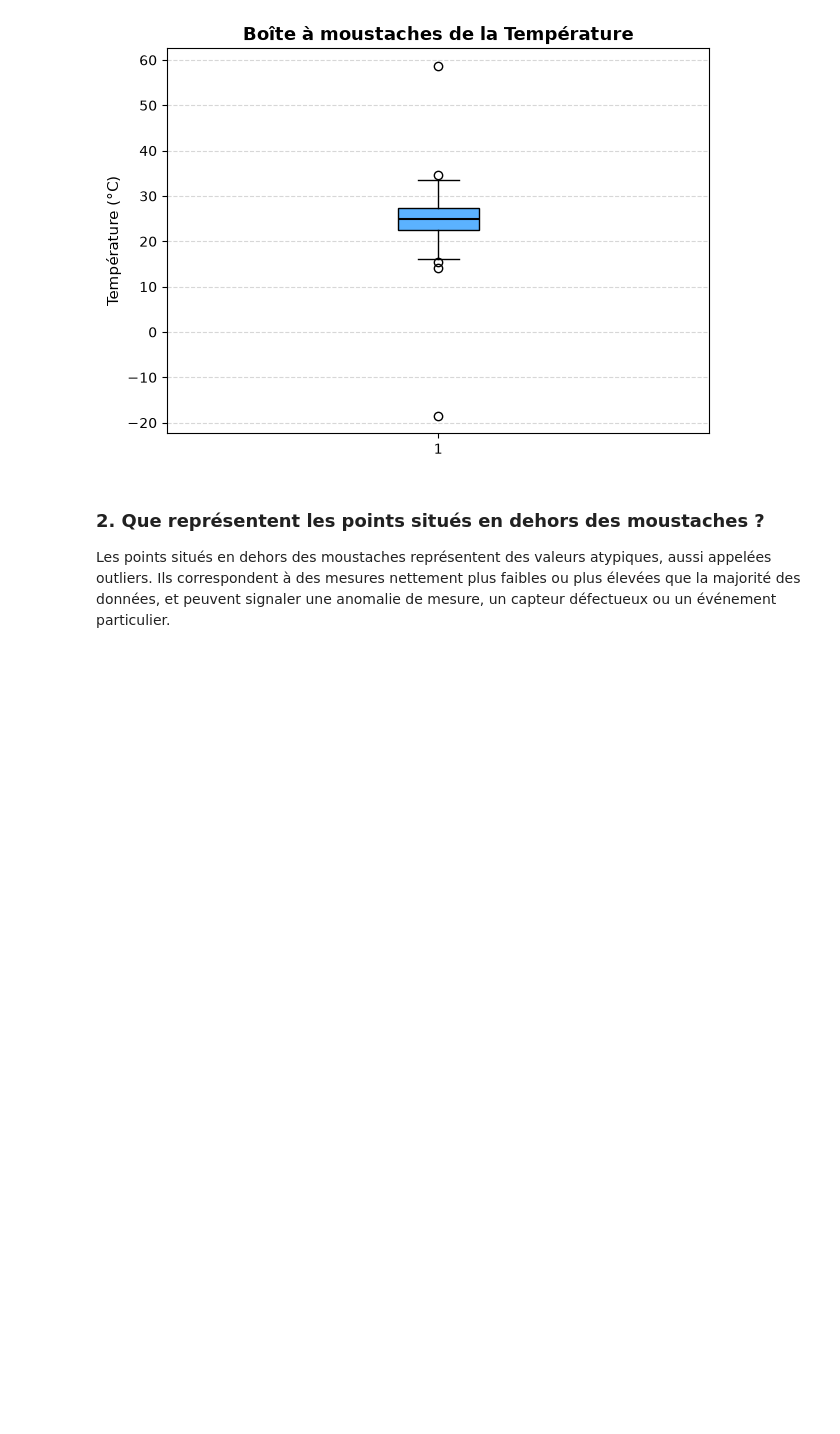
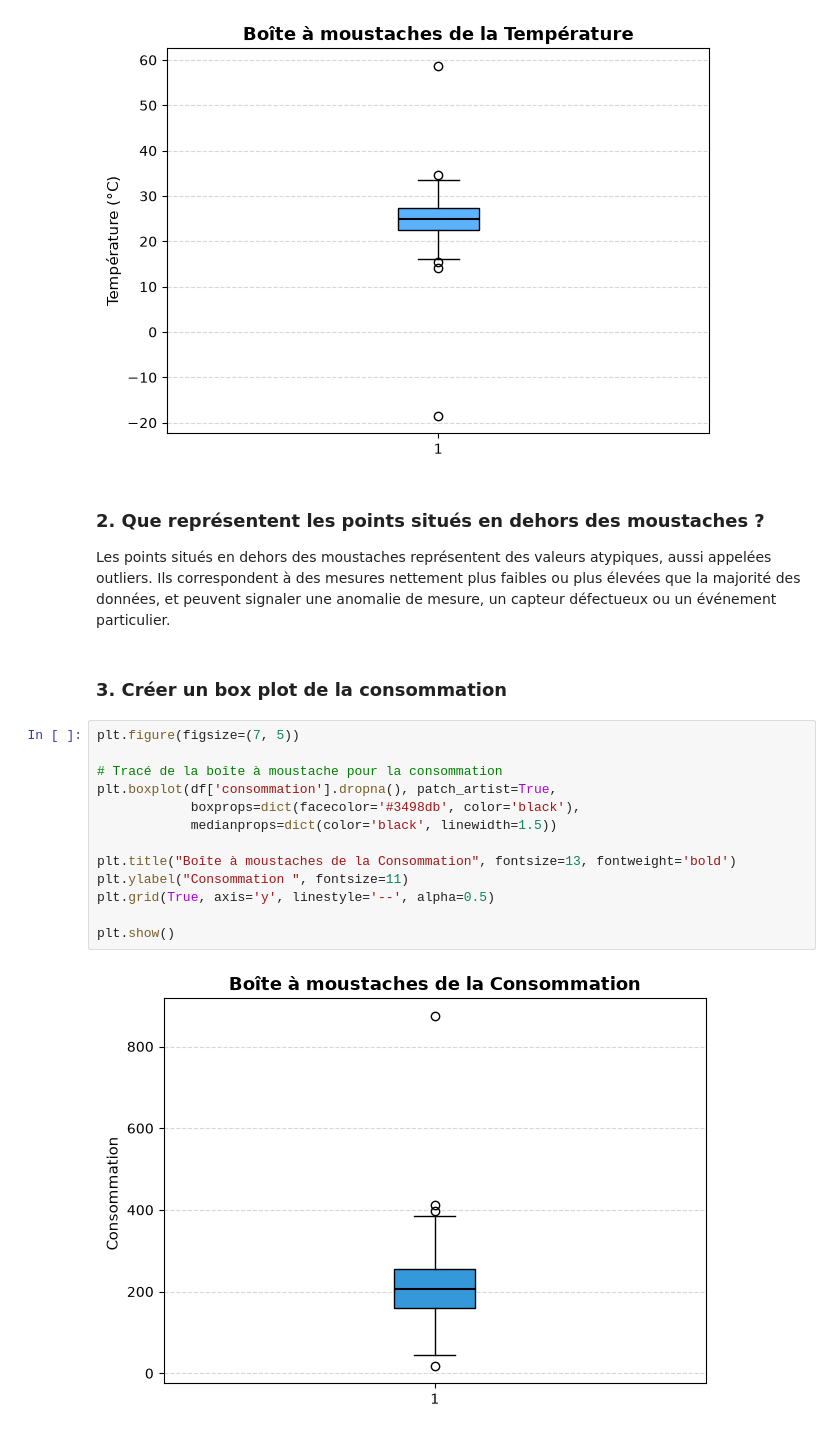
Before and after one commit to DIOPBARHAM/-atelier_matplotlib_iot-, a Jupyter notebook: notebooks/atelier_matplotlib_iot.ipynb, the cells around one changed output. Saved outputs shown, nothing was run; the diff lists cells and outputs as text; blank space fills up the shorter version.

Commit message:
3. Créer un box plot de la consommation

```diff
--- a/notebooks/atelier_matplotlib_iot.ipynb
+++ b/notebooks/atelier_matplotlib_iot.ipynb
@@ -221,3 +221,20 @@ plt.show()
 ### 2. Que représentent les points situés en dehors des moustaches ?
 
 Les points situés en dehors des moustaches représentent des valeurs atypiques, aussi appelées outliers. Ils correspondent à des mesures nettement plus faibles ou plus élevées que la majorité des données, et peuvent signaler une anomalie de mesure, un capteur défectueux ou un événement particulier.
+# %% [markdown]
+### 3. Créer un box plot de la consommation
+# %%
+plt.figure(figsize=(7, 5))
+
+# Tracé de la boîte à moustache pour la consommation
+plt.boxplot(df['consommation'].dropna(), patch_artist=True,
+            boxprops=dict(facecolor='#3498db', color='black'),
+            medianprops=dict(color='black', linewidth=1.5))
+
+plt.title("Boîte à moustaches de la Consommation", fontsize=13, fontweight='bold')
+plt.ylabel("Consommation ", fontsize=11)
+plt.grid(True, axis='y', linestyle='--', alpha=0.5)
+
+plt.show()
+# %% [output]
+[figure, added]
```
